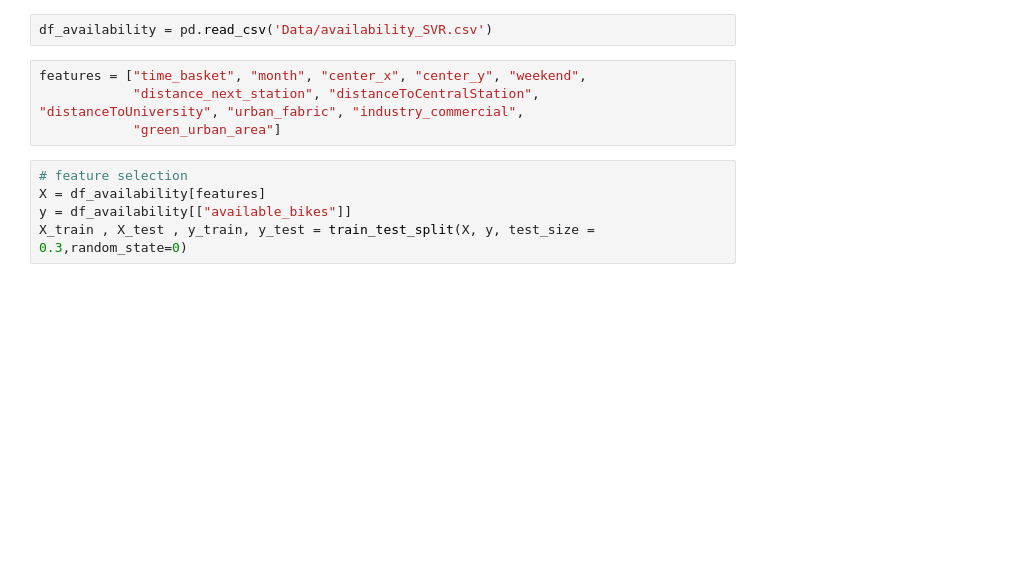
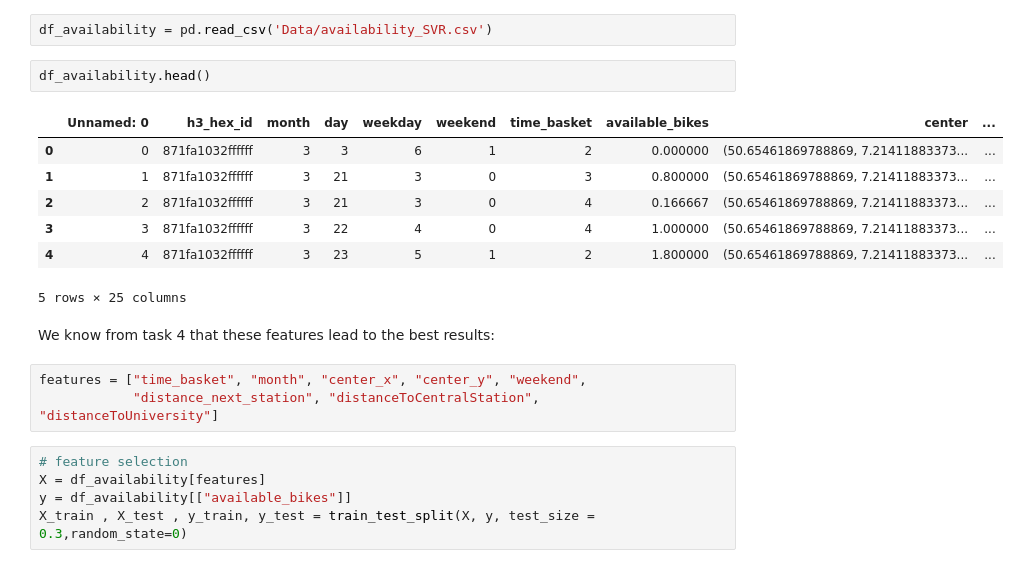
Before and after one commit to ey96/CallABike_Analytics, a Jupyter notebook: 05_DeepLearning_Availability.ipynb, the cells around one changed output. Cells and saved outputs as stored; diff of their text form; blank space fills up the shorter version.

```diff
--- a/05_DeepLearning_Availability.ipynb
+++ b/05_DeepLearning_Availability.ipynb
@@ -29,9 +35,20 @@ Using TensorFlow backend.
 # %%
 df_availability = pd.read_csv('Data/availability_SVR.csv')
+# %%
+df_availability.head()
+# %% [output]
+|  | Unnamed: 0 | h3_hex_id | month | day | weekday | weekend | time_basket | available_bikes | center | ... |
+| 0 | 0 | 871fa1032ffffff | 3 | 3 | 6 | 1 | 2 | 0.000000 | (50.65461869788869, 7.21411883373... | ... |
+| 1 | 1 | 871fa1032ffffff | 3 | 21 | 3 | 0 | 3 | 0.800000 | (50.65461869788869, 7.21411883373... | ... |
+| 2 | 2 | 871fa1032ffffff | 3 | 21 | 3 | 0 | 4 | 0.166667 | (50.65461869788869, 7.21411883373... | ... |
+| 3 | 3 | 871fa1032ffffff | 3 | 22 | 4 | 0 | 4 | 1.000000 | (50.65461869788869, 7.21411883373... | ... |
+| 4 | 4 | 871fa1032ffffff | 3 | 23 | 5 | 1 | 2 | 1.800000 | (50.65461869788869, 7.21411883373... | ... |
+5 rows × 25 columns
+# %% [markdown]
+We know from task 4 that these features lead to the best results:
 # %%
 features = ["time_basket", "month", "center_x", "center_y", "weekend",
-            "distance_next_station", "distanceToCentralStation", "distanceToUniversity", "urban_fabric", "industry_commercial",
-            "green_urban_area"]
+            "distance_next_station", "distanceToCentralStation", "distanceToUniversity"]
 # %%
 # feature selection
 X = df_availability[features]
```
Also changed, not shown: parts of 47 cells of this notebook.
